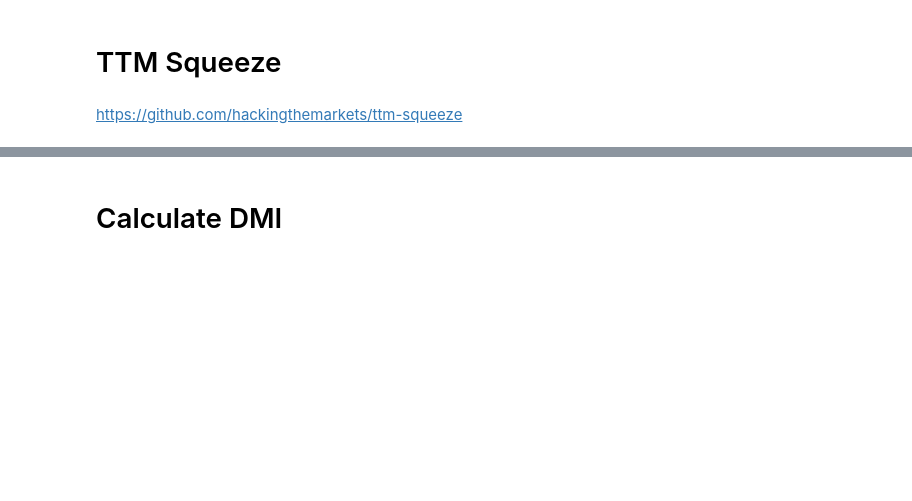
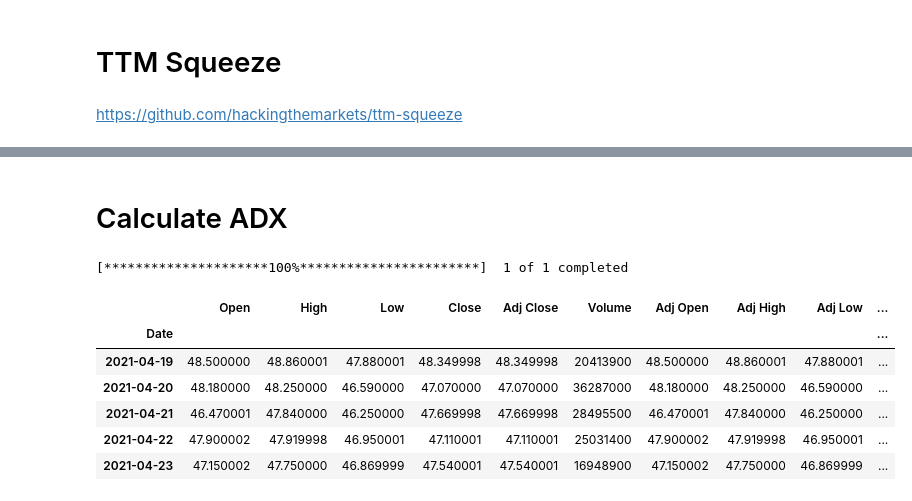
Before and after one commit to cmartgithub/capstone-2021, a Jupyter notebook: indicator_calculations.ipynb, the cells around one changed output, grey strips where cells are left out. Drawn from its saved outputs; the diff is of its cells as text; code cells hidden in the pictures; blank space fills up the shorter version.

```diff
--- a/indicator_calculations.ipynb
+++ b/indicator_calculations.ipynb
@@ -275,2 +247,2 @@ df
 # %% [markdown]
-# Calculate DMI
+# Calculate ADX
@@ -278,0 +249,31 @@ def di_plus(smoothed, DM)
+# %%
+import yfinance as yf
+from datetime import date
+import matplotlib.pyplot as plt
+
+start = '2020-1-1'
+
+xle = yf.download('XLE', start, date.today().strftime("%Y-%m-%d"))
+
+xle['Adj Open'] = xle.Open * xle['Adj Close']/xle['Close']
+xle['Adj High'] = xle.High * xle['Adj Close']/xle['Close']
+xle['Adj Low'] = xle.Low * xle['Adj Close']/xle['Close']
+xle.dropna(inplace=True)
+
+from ta.trend import ADXIndicator
+adxI = ADXIndicator(xle['Adj High'],xle['Adj Low'],xle['Adj Close'],14,False)
+xle['pos_directional_indicator'] = adxI.adx_pos()
+xle['neg_directional_indicator'] = adxI.adx_neg()
+xle['adx'] = adxI.adx()
+xle['di_pos'] = adxI.adx_pos()
+xle['di_neg'] = adxI.adx_neg()
+xle.tail()
+# %% [output]
+[*********************100%***********************]  1 of 1 completed
+|  | Open | High | Low | Close | Adj Close | Volume | Adj Open | Adj High | Adj Low | ... |
+| Date |  |  |  |  |  |  |  |  |  | ... |
+| 2021-04-19 | 48.500000 | 48.860001 | 47.880001 | 48.349998 | 48.349998 | 20413900 | 48.500000 | 48.860001 | 47.880001 | ... |
+| 2021-04-20 | 48.180000 | 48.250000 | 46.590000 | 47.070000 | 47.070000 | 36287000 | 48.180000 | 48.250000 | 46.590000 | ... |
+| 2021-04-21 | 46.470001 | 47.840000 | 46.250000 | 47.669998 | 47.669998 | 28495500 | 46.470001 | 47.840000 | 46.250000 | ... |
+| 2021-04-22 | 47.900002 | 47.919998 | 46.950001 | 47.110001 | 47.110001 | 25031400 | 47.900002 | 47.919998 | 46.950001 | ... |
+| 2021-04-23 | 47.150002 | 47.750000 | 46.869999 | 47.540001 | 47.540001 | 16948900 | 47.150002 | 47.750000 | 46.869999 | ... |
```
Also changed, not shown: parts of 29 cells of this notebook, 2 other files.
